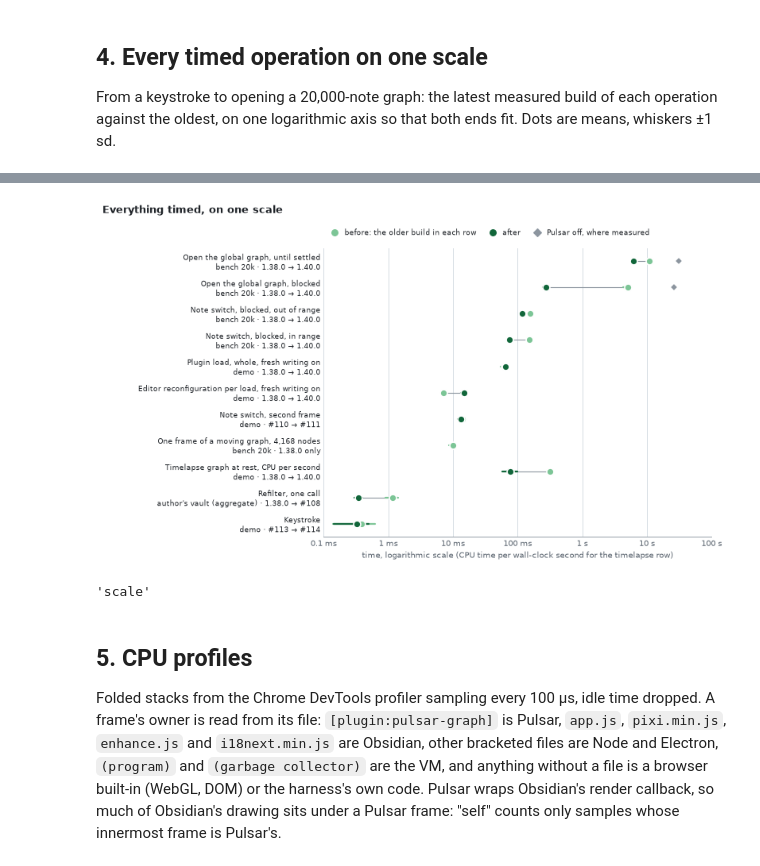
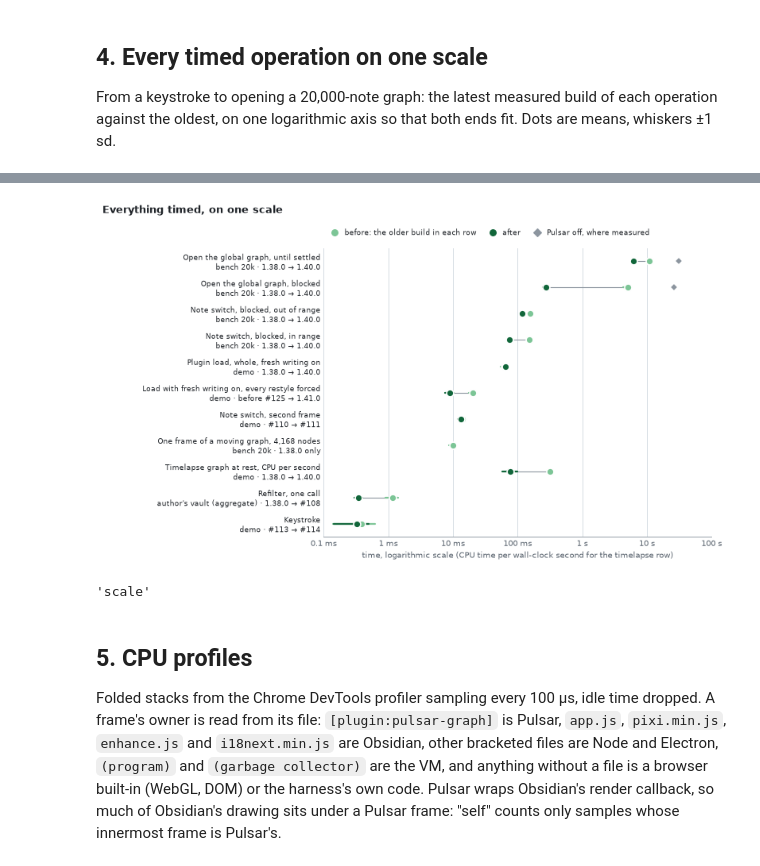
Before and after one commit to Lucas-Liona/obsidian-pulsar-graph, a Jupyter notebook: bench/performance.ipynb, the cells around one changed output, grey strips where cells are left out. Saved outputs shown, nothing was run; the diff lists cells and outputs as text; code cells hidden in the pictures.

```diff
--- a/bench/performance.ipynb
+++ b/bench/performance.ipynb
@@ -825,7 +913,7 @@ op('Note switch, blocked, out of range', 'bench 20k', '1.38.0', S.loc[('out', '1
 op('Note switch, blocked, in range', 'bench 20k', '1.38.0', S.loc[('in', '1.38.0')].blocked_ms, '1.40.0', S.loc[('in', '1.40.0')].blocked_ms)
 L = loads.set_index(['mode', 'build']).sort_index()
 op('Plugin load, whole, fresh writing on', 'demo', '1.38.0', L.loc[('fresh writing on', '1.38.0')].enable_ms, '1.40.0', L.loc[('fresh writing on', '1.40.0')].enable_ms)
-op('Editor reconfiguration per load, fresh writing on', 'demo', '1.38.0', L.loc[('fresh writing on', '1.38.0')].calls_ms, '1.40.0', L.loc[('fresh writing on', '1.40.0')].calls_ms)
+op('Load with fresh writing on, every restyle forced', 'demo', 'before #125', rs[rs.build == 'before #125'].total_ms, '1.41.0', rs[rs.build == '1.41.0 (#125)'].total_ms)
 op('Note switch, second frame', 'demo', '#110', sd[sd.build == '#110'].second_frame_ms, '#111', sd[sd.build == '#111'].second_frame_ms,
    bs[(bs.vault == 'demo') & (bs.build == 'Pulsar off')].second_frame_ms)
 op('One frame of a moving graph, 4,168 nodes', 'bench 20k', '1.38.0', fr[fr.label == '20k-his-frame-on'].ms, '1.38.0', fr[fr.label == '20k-his-frame-on'].ms)
@@ -887,9 +975,9 @@ save(draw_scale, 'scale')
 | 6 | Note switch, second frame | demo | #110: 14.188 ± 1.555 (40) | #111: 13.238 ± 1.513 (40) | 14.057 ± 1.812 (30) |
 | 7 | One frame of a moving graph, 4,16... | bench 20k | 1.38.0: 10.017 ± 1.303 (60) | 1.38.0: 10.017 ± 1.303 (60) |  |
 | 8 | Timelapse graph at rest, CPU per ... | demo | 1.38.0: 314.610 ± 19.346 (40) | 1.40.0: 77.530 ± 20.193 (40) | 71.985 ± 4.867 (40) |
 | 9 | Refilter, one call | author's vault (aggregate) | 1.38.0: 1.162 ± 0.253 (30) | #108: 0.343 ± 0.048 (30) |  |
 | 10 | Keystroke | demo | #113: 0.380 ± 0.242 (600) | #114: 0.321 ± 0.178 (600) |  |
-[figure, old version]
+[figure, new version]
 'scale'
 # %% [markdown]
 ## 5. CPU profiles
```
Also changed, not shown: parts of 6 cells of this notebook, 15 other files.
